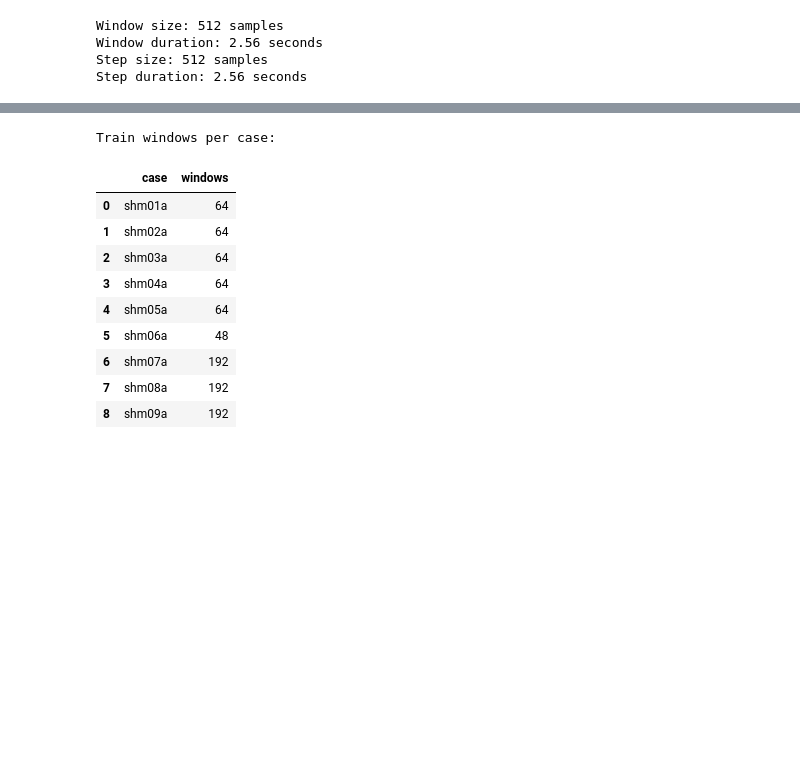
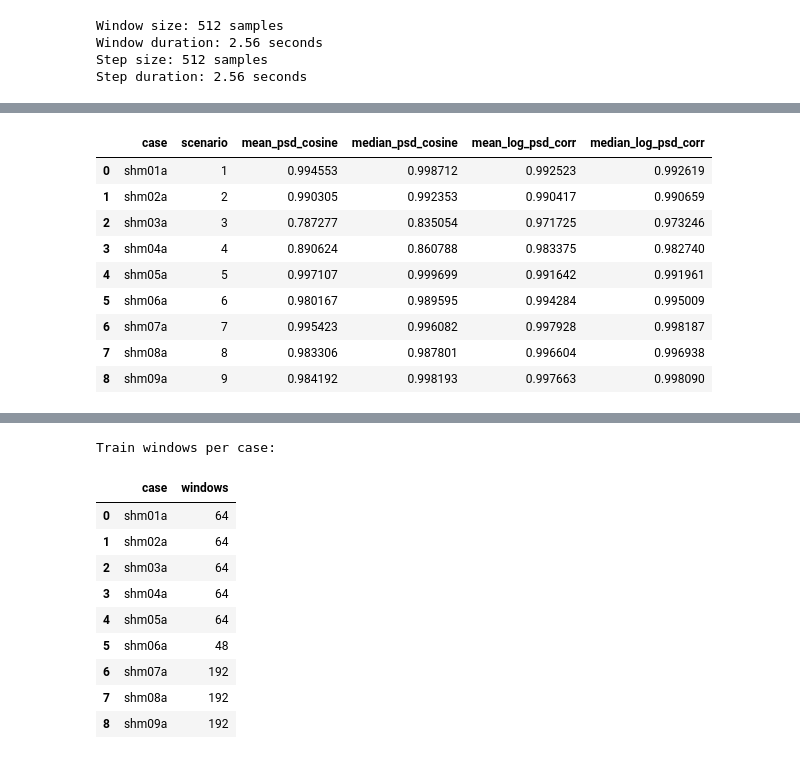
Before and after one commit to SamiraKheradmand/IASC-ASCE-Transformer-SHM, a Jupyter notebook: notebooks/02_split_methods/block_random/BlochRandom_transformer_highpass_audit.ipynb.ipynb, the cells around one changed output, grey strips where cells are left out. Cells and saved outputs as stored; diff of their text form; code cells hidden in the pictures; blank space fills up the shorter version.

```diff
--- a/notebooks/02_split_methods/block_random/BlochRandom_transformer_highpass_audit.ipynb.ipynb
+++ b/notebooks/02_split_methods/block_random/BlochRandom_transformer_highpass_audit.ipynb.ipynb
@@ -607,0 +1388,29 @@ X_test, y_test, test_meta_df = make_windows(test_norm)
+# %%
+# ============================================================
+# Similarity Audit 6: Spectral summary by scenario
+# ============================================================
+
+spectral_scenario_df = (
+    spectral_df
+    .groupby(["case", "scenario"])
+    .agg(
+        mean_psd_cosine=("psd_cosine_similarity", "mean"),
+        median_psd_cosine=("psd_cosine_similarity", "median"),
+        mean_log_psd_corr=("log_psd_correlation", "mean"),
+        median_log_psd_corr=("log_psd_correlation", "median")
+    )
+    .reset_index()
+)
+
+display(spectral_scenario_df)
+# %% [output]
+|  | case | scenario | mean_psd_cosine | median_psd_cosine | mean_log_psd_corr | median_log_psd_corr |
+| 0 | shm01a | 1 | 0.994553 | 0.998712 | 0.992523 | 0.992619 |
+| 1 | shm02a | 2 | 0.990305 | 0.992353 | 0.990417 | 0.990659 |
+| 2 | shm03a | 3 | 0.787277 | 0.835054 | 0.971725 | 0.973246 |
+| 3 | shm04a | 4 | 0.890624 | 0.860788 | 0.983375 | 0.982740 |
+| 4 | shm05a | 5 | 0.997107 | 0.999699 | 0.991642 | 0.991961 |
+| 5 | shm06a | 6 | 0.980167 | 0.989595 | 0.994284 | 0.995009 |
+| 6 | shm07a | 7 | 0.995423 | 0.996082 | 0.997928 | 0.998187 |
+| 7 | shm08a | 8 | 0.983306 | 0.987801 | 0.996604 | 0.996938 |
+| 8 | shm09a | 9 | 0.984192 | 0.998193 | 0.997663 | 0.998090 |
```
Also changed, not shown: parts of 34 cells of this notebook.
